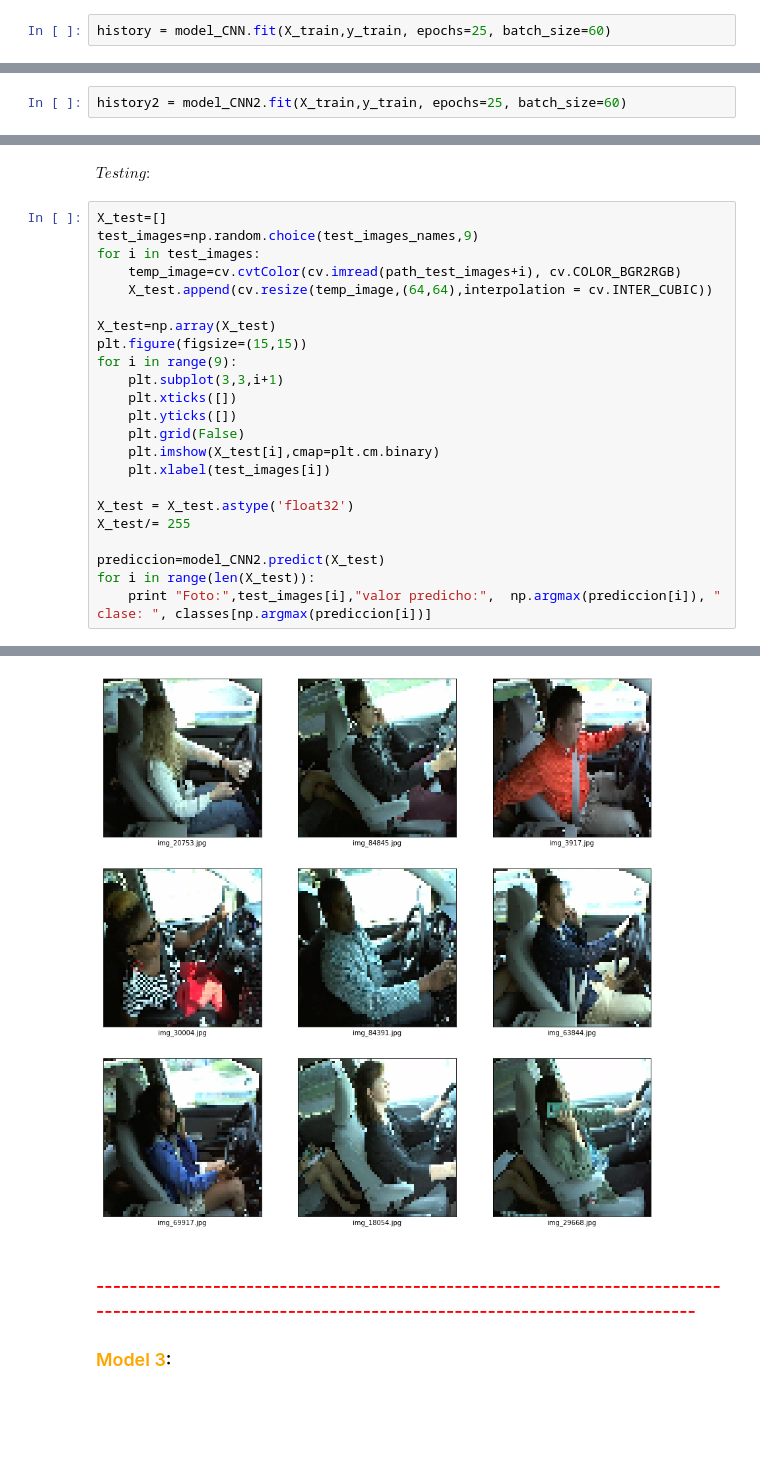
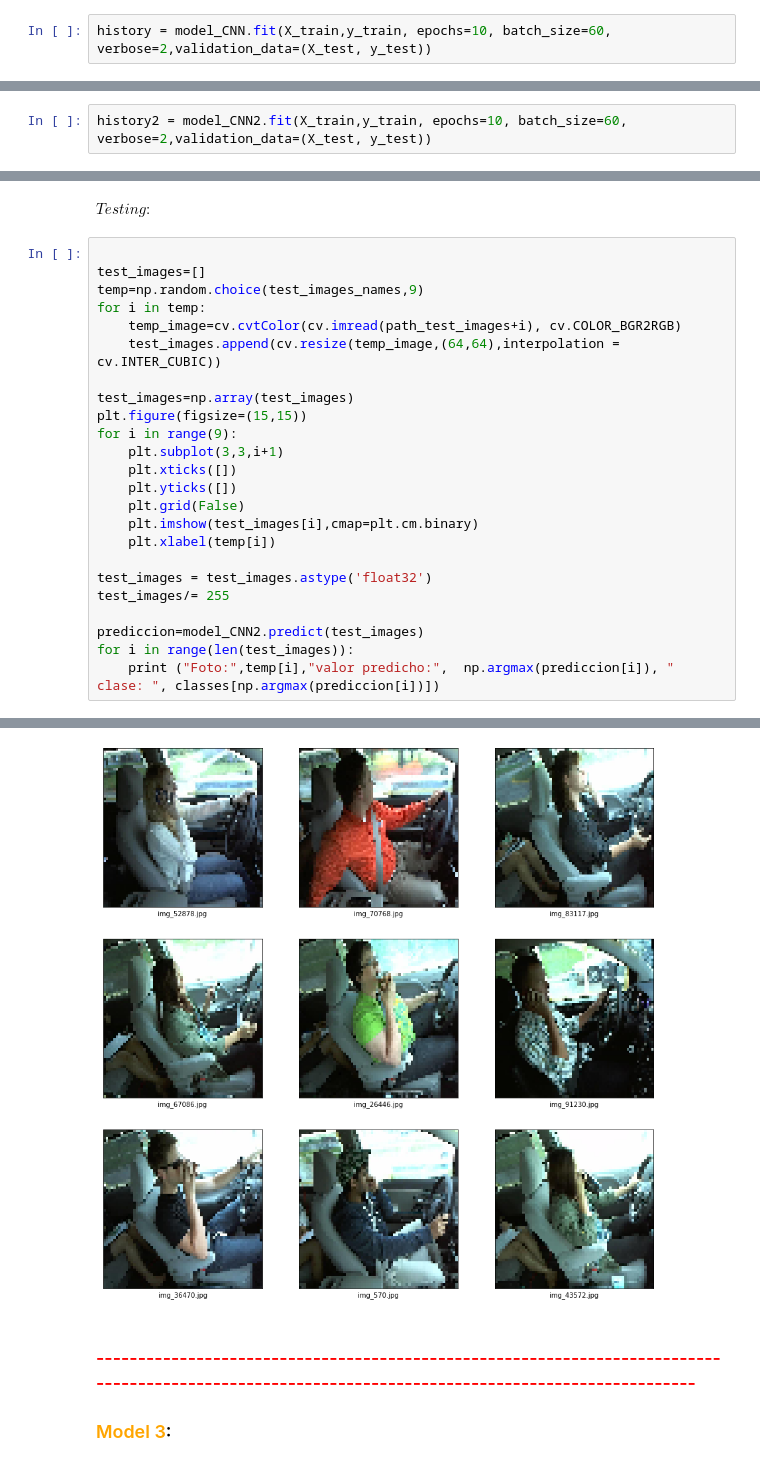
Before and after one commit to pecons/proyectoCV, a Jupyter notebook: notebooks/CNN Testing.ipynb, the cells around one changed output, grey strips where cells are left out. Saved outputs shown, nothing was run; the diff lists cells and outputs as text; blank space fills up the shorter version.

```diff
--- a/notebooks/CNN Testing.ipynb
+++ b/notebooks/CNN Testing.ipynb
@@ -138,5 +163,5 @@ model_CNN.compile(optimizer=opt, loss='sparse_categorical_crossentropy',metrics=
 # %% [markdown]
 $Fitting:$
 # %%
-history = model_CNN.fit(X_train,y_train, epochs=25, batch_size=60)
+history = model_CNN.fit(X_train,y_train, epochs=10, batch_size=60, verbose=2,validation_data=(X_test, y_test))
 # %% [output]
@@ -276,4 +303,4 @@ opt = keras.optimizers.SGD(lr=0.001, momentum=0.9)
 model_CNN2.compile(optimizer=opt, loss='sparse_categorical_crossentropy',metrics=['accuracy'])
 #loss:categorical_crossentropy if we have y with one hot encoding
 # %%
-history2 = model_CNN2.fit(X_train,y_train, epochs=25, batch_size=60)
+history2 = model_CNN2.fit(X_train,y_train, epochs=10, batch_size=60, verbose=2,validation_data=(X_test, y_test))
@@ -280,26 +334,27 @@ history2 = model_CNN2.fit(X_train,y_train, epochs=25, batch_size=60)
 # %% [markdown]
 $Testing:$
 # %%
-X_test=[]
-test_images=np.random.choice(test_images_names,9)
-for i in test_images:
+
+test_images=[]
+temp=np.random.choice(test_images_names,9)
+for i in temp:
     temp_image=cv.cvtColor(cv.imread(path_test_images+i), cv.COLOR_BGR2RGB)
-    X_test.append(cv.resize(temp_image,(64,64),interpolation = cv.INTER_CUBIC))
+    test_images.append(cv.resize(temp_image,(64,64),interpolation = cv.INTER_CUBIC))
 
-X_test=np.array(X_test)
+test_images=np.array(test_images)
 plt.figure(figsize=(15,15))
 for i in range(9):
     plt.subplot(3,3,i+1)
     plt.xticks([])
     plt.yticks([])
     plt.grid(False)
-    plt.imshow(X_test[i],cmap=plt.cm.binary)
-    plt.xlabel(test_images[i])
+    plt.imshow(test_images[i],cmap=plt.cm.binary)
+    plt.xlabel(temp[i])
 
-X_test = X_test.astype('float32')
-X_test/= 255
+test_images = test_images.astype('float32')
+test_images/= 255
 
-prediccion=model_CNN2.predict(X_test)
-for i in range(len(X_test)):
-    print "Foto:",test_images[i],"valor predicho:",  np.argmax(prediccion[i]), " clase: ", classes[np.argmax(prediccion[i])]
+prediccion=model_CNN2.predict(test_images)
+for i in range(len(test_images)):
+    print ("Foto:",temp[i],"valor predicho:",  np.argmax(prediccion[i]), " clase: ", classes[np.argmax(prediccion[i])])
 # %% [output]
@@ -315,4 +370,4 @@ Foto: img_29668.jpg valor predicho: 1  clase:  texting - right
-[figure, old version]
+[figure, new version]
 # %% [markdown]
 ### <span style="color:red"> --------------------------------------------------------------------------------------------------------------------------------------------------- </span>
 ### <span style="color:orange"> Model 3</span>:
```
Also changed, not shown: parts of 18 cells of this notebook, 4 other files.
